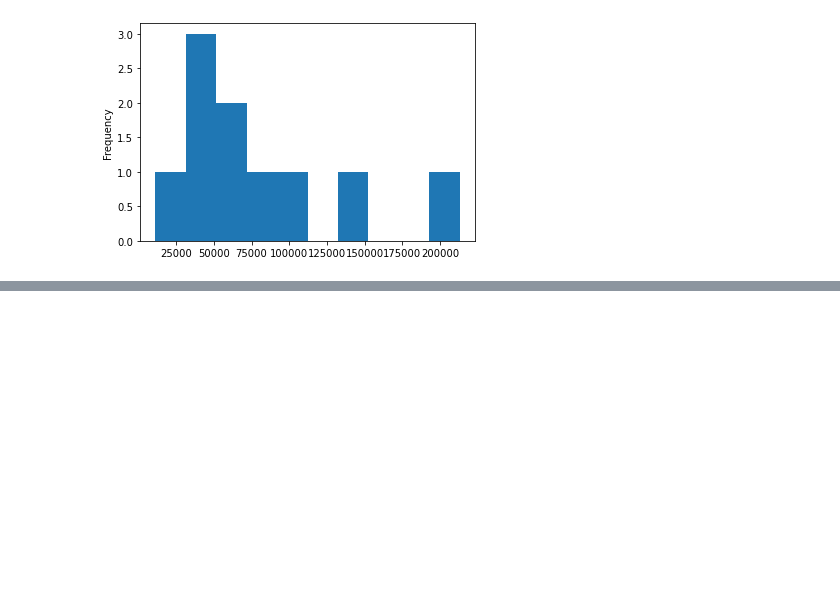
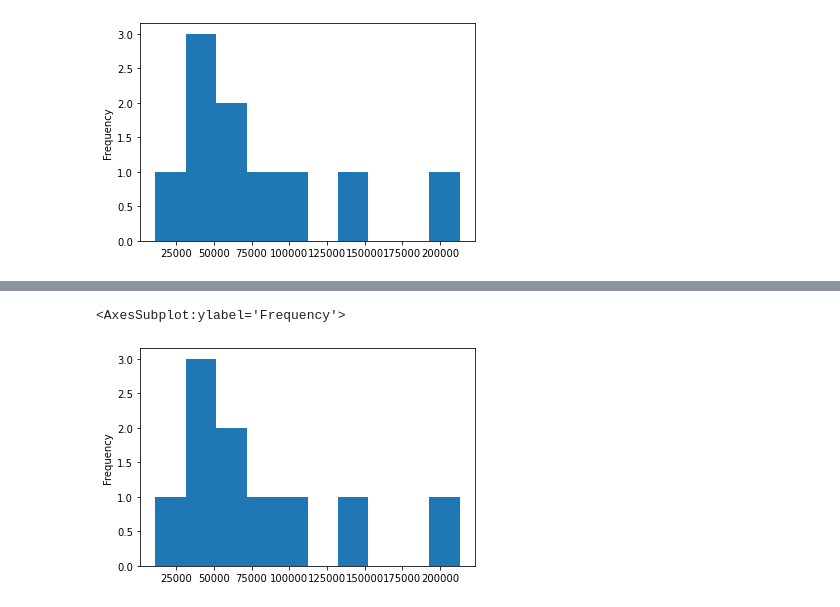
Before and after one commit to liwangcherish/learning-notes-Complete-A.I.-Machine-Learning-Data-Science-Bootcamp, a Jupyter notebook: Matplotlib Plotting and Data Visualization.ipynb, the cells around one changed output, grey strips where cells are left out. Saved outputs shown, nothing was run; the diff lists cells and outputs as text; code cells hidden in the pictures; blank space fills up the shorter version.

```diff
--- a/Matplotlib Plotting and Data Visualization.ipynb
+++ b/Matplotlib Plotting and Data Visualization.ipynb
@@ -398,0 +403,5 @@ car_sales["Odometer (KM)"].plot.hist();
+# %%
+car_sales["Odometer (KM)"].plot.hist(bins =10)
+# %% [output]
+<AxesSubplot:ylabel='Frequency'>
+[figure, added]
```
Also changed, not shown: parts of 17 cells of this notebook, 2 other files.
